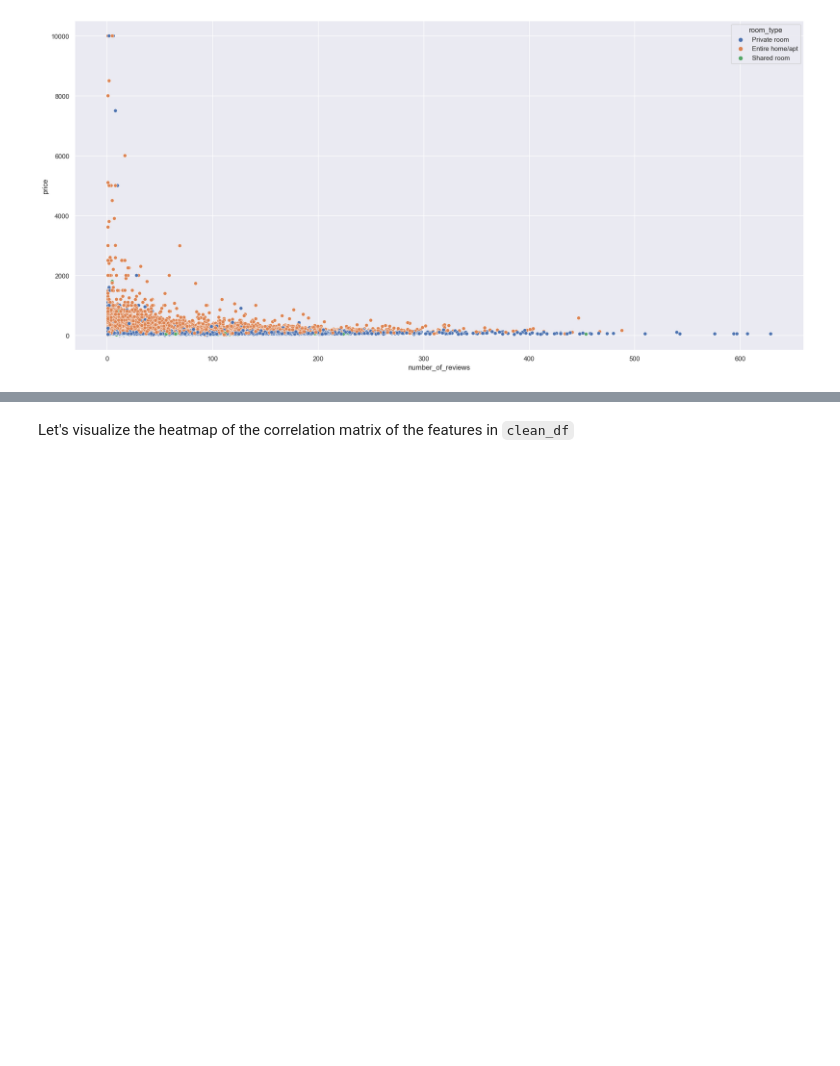
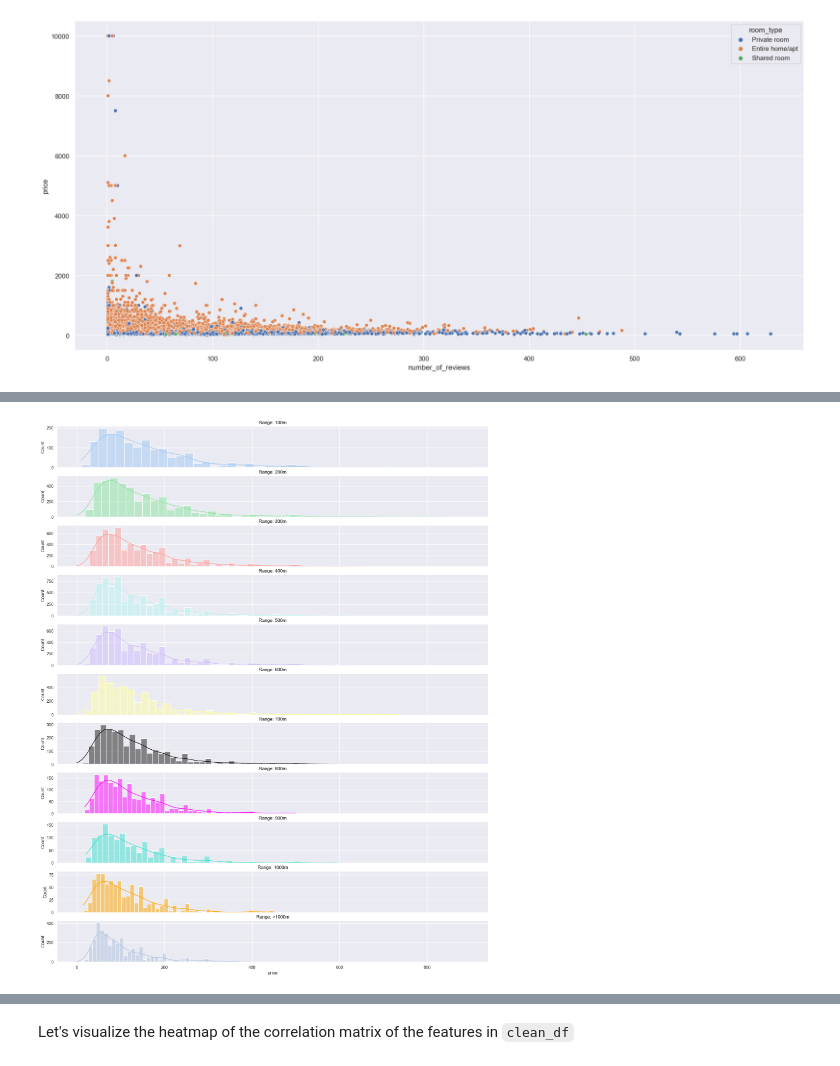
Before and after one commit to Plunksbar/VA-Final_Lab, a Jupyter notebook: data_exploration.ipynb, the cells around one changed output, grey strips where cells are left out. Drawn from its saved outputs; the diff is of its cells as text; code cells hidden in the pictures; blank space fills up the shorter version.

```diff
--- a/data_exploration.ipynb
+++ b/data_exploration.ipynb
@@ -485,0 +378,28 @@ plt.show()
+# %%
+fig, ax = plt.subplots(11,1, figsize=(20,25), sharex=True)
+sns.histplot(df_100[df_100['price'] < df_100['price'].quantile(0.99)]['price'], bins=45, kde=True, ax=ax[0], color='b')
+ax[0].set_title('Range: 100m')
+sns.histplot(df_200[df_200['price'] < df_200['price'].quantile(0.99)]['price'], bins=45, kde=True, ax=ax[1], color='g')
+ax[1].set_title('Range: 200m')
+sns.histplot(df_300[df_300['price'] < df_300['price'].quantile(0.99)]['price'], bins=45, kde=True, ax=ax[2], color='r')
+ax[2].set_title('Range: 300m')
+sns.histplot(df_400[df_400['price'] < df_400['price'].quantile(0.99)]['price'], bins=45, kde=True, ax=ax[3], color='c')
+ax[3].set_title('Range: 400m')
+sns.histplot(df_500[df_500['price'] < df_500['price'].quantile(0.99)]['price'], bins=45, kde=True, ax=ax[4], color='m')
+ax[4].set_title('Range: 500m')
+sns.histplot(df_600[df_600['price'] < df_600['price'].quantile(0.99)]['price'], bins=45, kde=True, ax=ax[5], color='y')
+ax[5].set_title('Range: 600m')
+sns.histplot(df_700[df_700['price'] < df_700['price'].quantile(0.99)]['price'], bins=45, kde=True, ax=ax[6], color='k')
+ax[6].set_title('Range: 700m')
+sns.histplot(df_800[df_800['price'] < df_800['price'].quantile(0.99)]['price'], bins=45, kde=True, ax=ax[7], color='magenta')
+ax[7].set_title('Range: 800m')
+sns.histplot(df_900[df_900['price'] < df_900['price'].quantile(0.99)]['price'], bins=45, kde=True, ax=ax[8], color='turquoise')
+ax[8].set_title('Range: 900m')
+sns.histplot(df_1000[df_1000['price'] < df_1000['price'].quantile(0.99)]['price'], bins=45, kde=True, ax=ax[9], color='orange')
+ax[9].set_title('Range: 1000m')
+sns.histplot(df_else[df_else['price'] < df_else['price'].quantile(0.99)]['price'], bins=45, kde=True, ax=ax[10], color='lightsteelblue')
+ax[10].set_title('Range: >1000m')
+
+plt.show()
+# %% [output]
+[figure, added]
```
Also changed, not shown: parts of 23 cells of this notebook.
